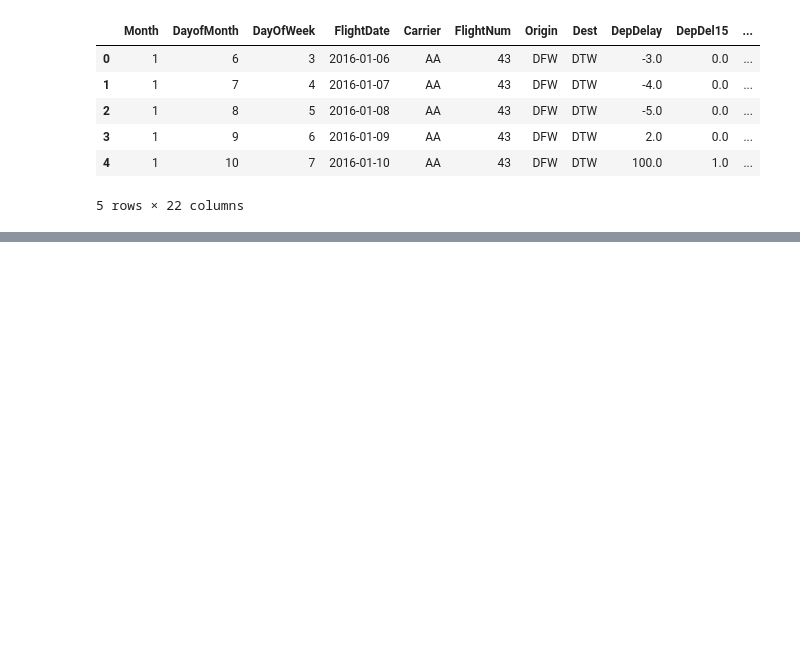
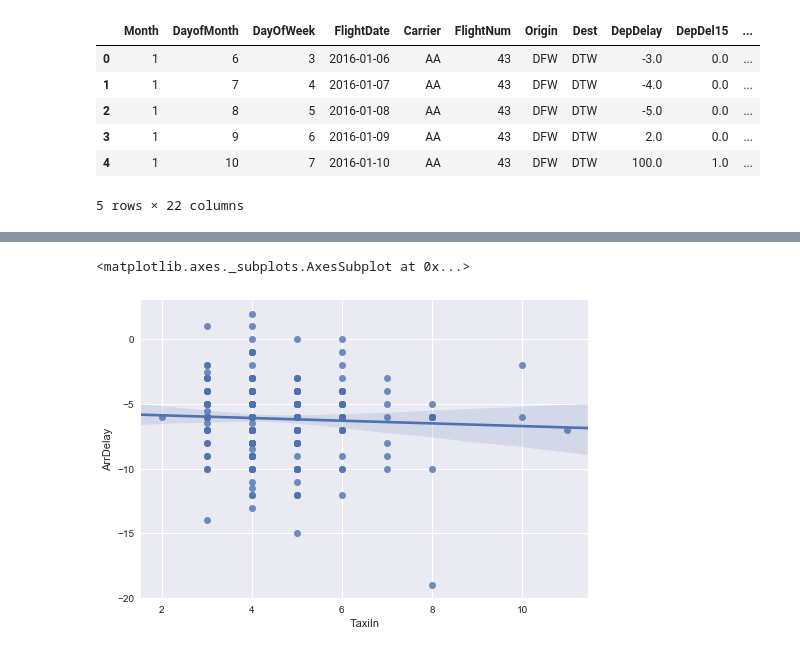
Before and after one commit to jzmnd/airline-delays, a Jupyter notebook: prepare_data.ipynb, the cells around one changed output, grey strips where cells are left out. Drawn from its saved outputs; the diff is of its cells as text; code cells hidden in the pictures; blank space fills up the shorter version.

```diff
--- a/prepare_data.ipynb
+++ b/prepare_data.ipynb
@@ -154,0 +123,5 @@ Average taxi time in    :   6.00 min
+# %%
+sns.regplot('TaxiIn', 'ArrDelay', data=mergeDest[mergeDest.ArrNum > 10])
+# %% [output]
+<matplotlib.axes._subplots.AxesSubplot at 0x...>
+[figure, added]
```
Also changed, not shown: parts of 17 cells of this notebook, 1 other file.
